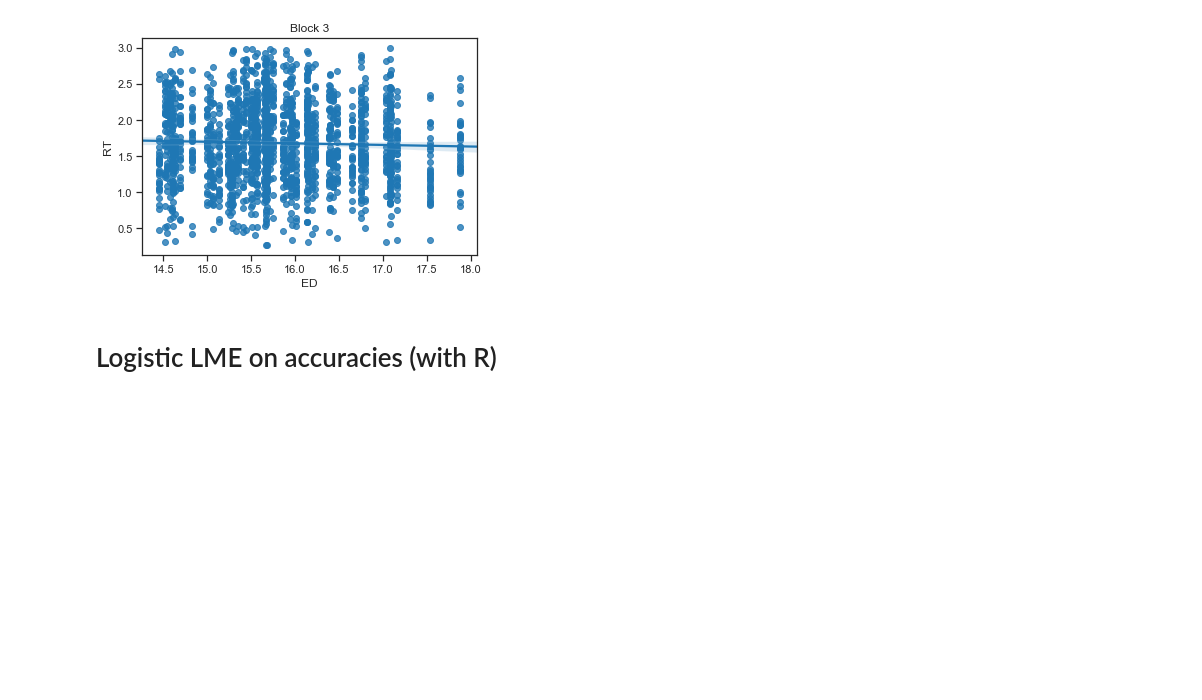
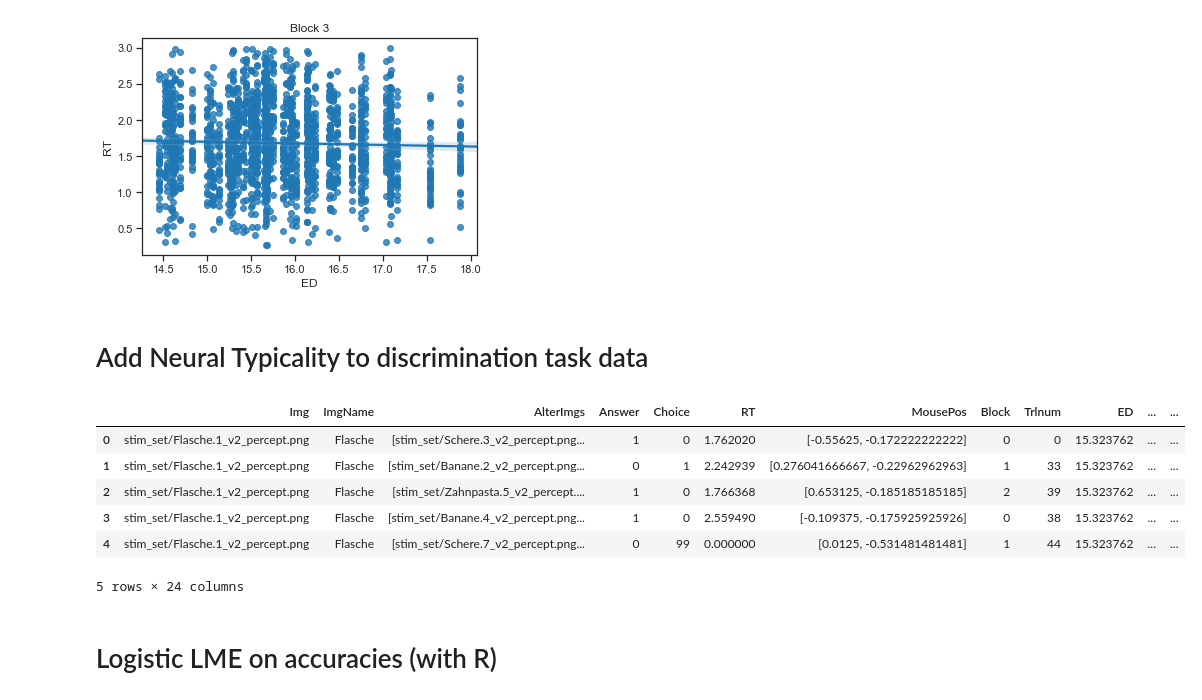
Before and after one commit to oliver-contier/ri_hmax, a Jupyter notebook: data_exploration.ipynb, the cells around one changed output. Saved outputs shown, nothing was run; the diff lists cells and outputs as text; code cells hidden in the pictures; blank space fills up the shorter version.

Commit message:
Merge neural typicality and behavioral data in one data frame (save under prepped_data.RData)

```diff
--- a/data_exploration.ipynb
+++ b/data_exploration.ipynb
@@ -612,6 +613,29 @@ for block in xrange(3):
 [figure]
 [figure]
 [figure]
+# %% [markdown]
+# Add Neural Typicality to discrimination task data
+# %%
+# load pickle
+nt_df = pickle.load(open('nt_df.p', 'rb'))
+# %%
+# create new column to match with behavioral dfs
+nt_df['Img'] = pd.Series(['stim_set/' + filename.replace('.ascii', '') for filename in nt_df.filename.values])
+#nt_df.head()
+# %%
+# merge dataframes for neural typicality and discrimination task data
+disc_df = pd.merge(disc_df, nt_df, on=['Img'])
+assert len(np.unique(disc_df.newNT.values)) == 64
+# %%
+disc_df.head()
+# %% [output]
+|  | Img | ImgName | AlterImgs | Answer | Choice | RT | MousePos | Block | Trlnum | ED | ... | ... |
+| 0 | stim_set/Flasche.1_v2_percept.png | Flasche | [stim_set/Schere.3_v2_percept.png... | 1 | 0 | 1.762020 | [-0.55625, -0.172222222222] | 0 | 0 | 15.323762 | ... | ... |
+| 1 | stim_set/Flasche.1_v2_percept.png | Flasche | [stim_set/Banane.2_v2_percept.png... | 0 | 1 | 2.242939 | [0.276041666667, -0.22962962963] | 1 | 33 | 15.323762 | ... | ... |
+| 2 | stim_set/Flasche.1_v2_percept.png | Flasche | [stim_set/Zahnpasta.5_v2_percept.... | 1 | 0 | 1.766368 | [0.653125, -0.185185185185] | 2 | 39 | 15.323762 | ... | ... |
+| 3 | stim_set/Flasche.1_v2_percept.png | Flasche | [stim_set/Banane.4_v2_percept.png... | 1 | 0 | 2.559490 | [-0.109375, -0.175925925926] | 0 | 38 | 15.323762 | ... | ... |
+| 4 | stim_set/Flasche.1_v2_percept.png | Flasche | [stim_set/Schere.7_v2_percept.png... | 0 | 99 | 0.000000 | [0.0125, -0.531481481481] | 1 | 44 | 15.323762 | ... | ... |
+5 rows × 24 columns
 # %% [markdown]
 # Logistic LME on accuracies (with R)
 # %%
```
Also changed, not shown: parts of 22 cells of this notebook, 2 other files.
